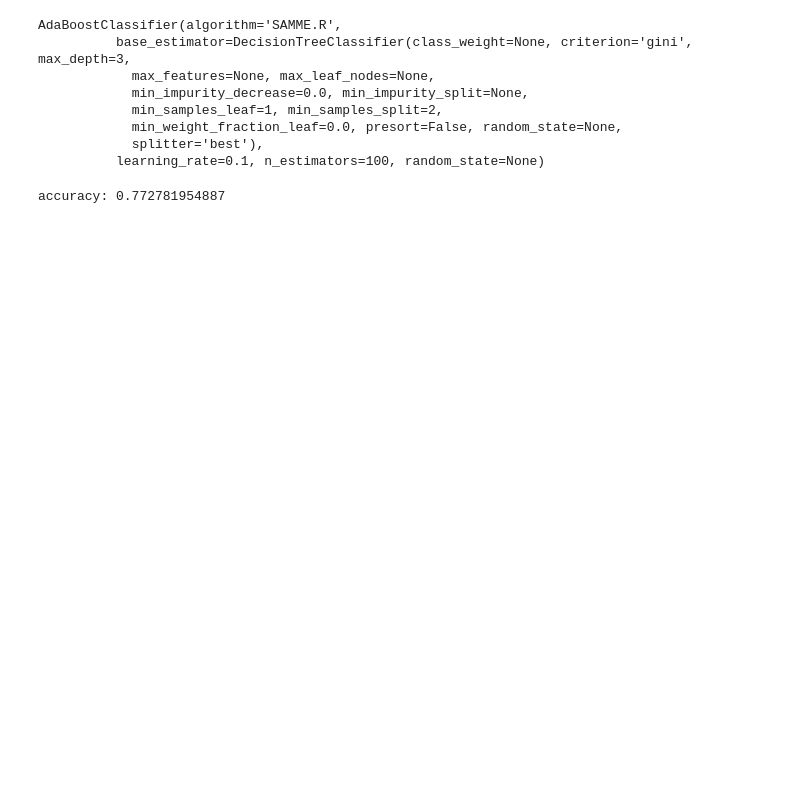
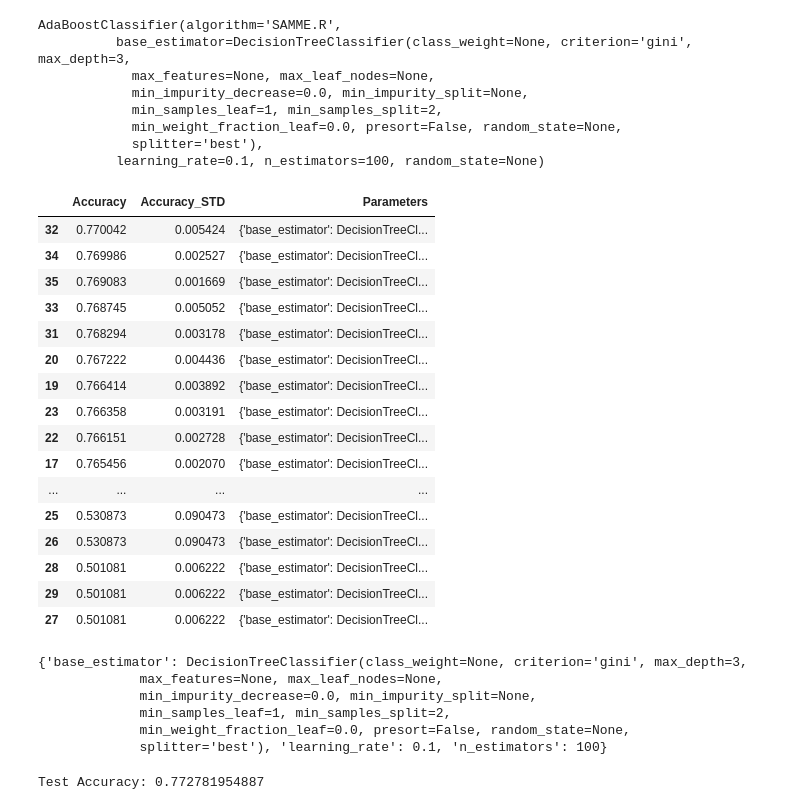
Before and after one commit to disco-rocket/starbucks_capstone, a Jupyter notebook: Starbucks_Capstone_notebook.ipynb, the cells around one changed output. Saved outputs shown, nothing was run; the diff lists cells and outputs as text; code cells hidden in the pictures; blank space fills up the shorter version.

```diff
--- a/Starbucks_Capstone_notebook.ipynb
+++ b/Starbucks_Capstone_notebook.ipynb
@@ -1115,7 +1127,7 @@ parameters = {'n_estimators':(10, 50, 100)
                                 , DecisionTreeClassifier(max_depth=3)]
              }
 ada = AdaBoostClassifier()
-clf = GridSearchCV(ada, parameters)
+clf = GridSearchCV(ada, parameters, cv=3)
 clf.fit(X_train, y_train)
 print(clf.best_estimator_)
 # %% [output]
@@ -1127,8 +1139,40 @@ AdaBoostClassifier(algorithm='SAMME.R',
             min_weight_fraction_leaf=0.0, presort=False, random_state=None,
             splitter='best'),
           learning_rate=0.1, n_estimators=100, random_state=None)
+# %%
+params = clf.cv_results_['params']
+parameter_df = pd.DataFrame({'Accuracy':means,'Accuracy_STD':2*stds,'Parameters':params})
+parameter_df.sort_values('Accuracy',ascending=False)
+# %% [output]
+|  | Accuracy | Accuracy_STD | Parameters |
+| 32 | 0.770042 | 0.005424 | {'base_estimator': DecisionTreeCl... |
+| 34 | 0.769986 | 0.002527 | {'base_estimator': DecisionTreeCl... |
+| 35 | 0.769083 | 0.001669 | {'base_estimator': DecisionTreeCl... |
+| 33 | 0.768745 | 0.005052 | {'base_estimator': DecisionTreeCl... |
+| 31 | 0.768294 | 0.003178 | {'base_estimator': DecisionTreeCl... |
+| 20 | 0.767222 | 0.004436 | {'base_estimator': DecisionTreeCl... |
+| 19 | 0.766414 | 0.003892 | {'base_estimator': DecisionTreeCl... |
+| 23 | 0.766358 | 0.003191 | {'base_estimator': DecisionTreeCl... |
+| 22 | 0.766151 | 0.002728 | {'base_estimator': DecisionTreeCl... |
+| 17 | 0.765456 | 0.002070 | {'base_estimator': DecisionTreeCl... |
+| ... | ... | ... | ... |
+| 25 | 0.530873 | 0.090473 | {'base_estimator': DecisionTreeCl... |
+| 26 | 0.530873 | 0.090473 | {'base_estimator': DecisionTreeCl... |
+| 28 | 0.501081 | 0.006222 | {'base_estimator': DecisionTreeCl... |
+| 29 | 0.501081 | 0.006222 | {'base_estimator': DecisionTreeCl... |
+| 27 | 0.501081 | 0.006222 | {'base_estimator': DecisionTreeCl... |
+# %%
+#Checking the best estimator was chosen to be the top of the table
+parameter_df.iloc[32]['Parameters']
+# %% [output]
+{'base_estimator': DecisionTreeClassifier(class_weight=None, criterion='gini', max_depth=3,
+             max_features=None, max_leaf_nodes=None,
+             min_impurity_decrease=0.0, min_impurity_split=None,
+             min_samples_leaf=1, min_samples_split=2,
+             min_weight_fraction_leaf=0.0, presort=False, random_state=None,
+             splitter='best'), 'learning_rate': 0.1, 'n_estimators': 100}
 # %%
 y_test_preds = clf.predict(X_test)
-print('accuracy:',accuracy_score(y_test.values, y_test_preds))
+print('Test Accuracy:',accuracy_score(y_test.values, y_test_preds))
 # %% [output]
-accuracy: 0.772781954887
+Test Accuracy: 0.772781954887
```
Also changed, not shown: parts of 6 cells of this notebook.
